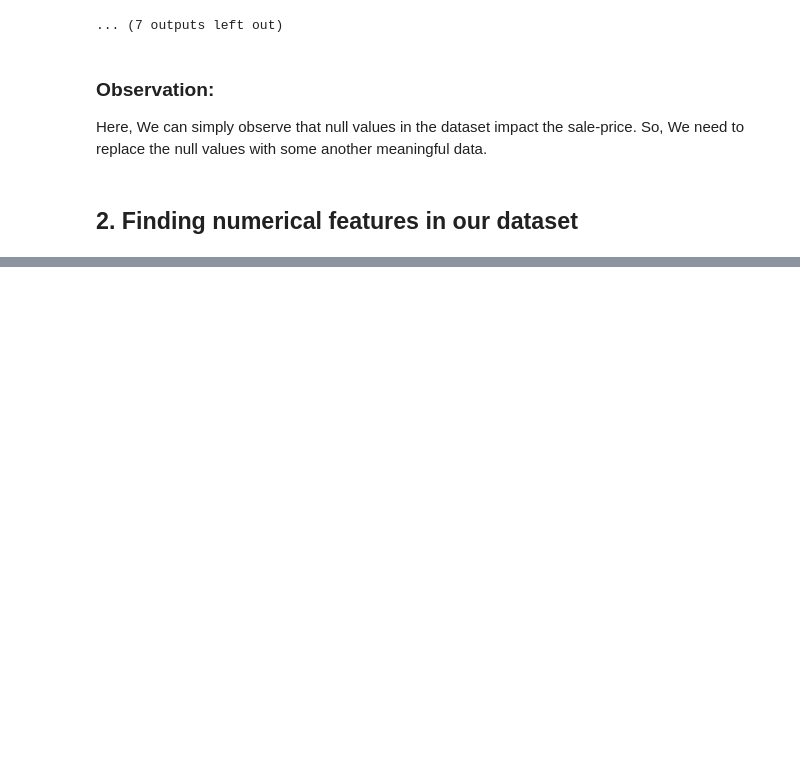
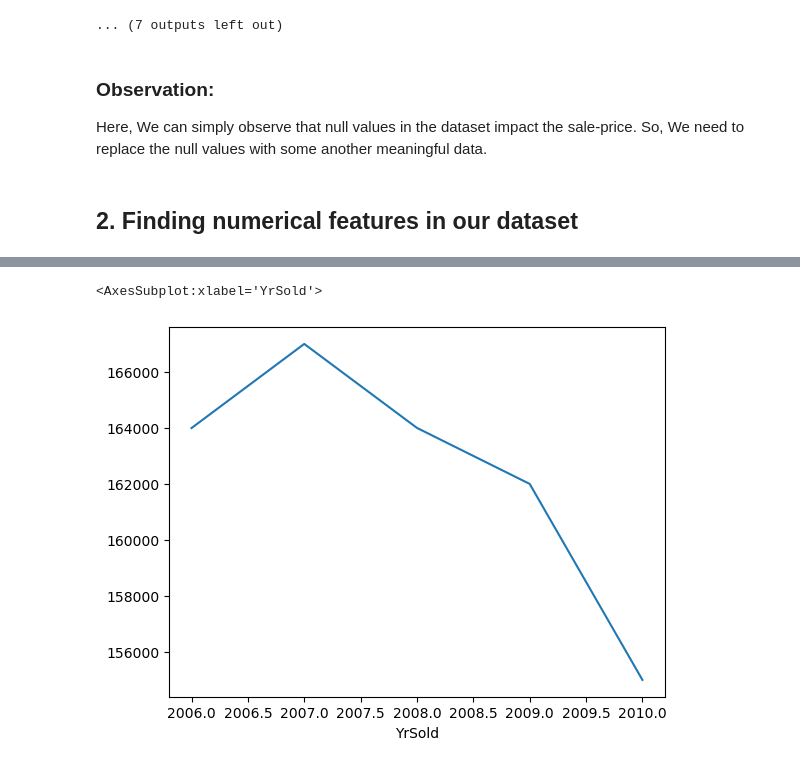
Before and after one commit to pythonpioneer/HousePricePredication, a Jupyter notebook: solution/EDA.ipynb, the cells around one changed output, grey strips where cells are left out. Drawn from its saved outputs; the diff is of its cells as text; code cells hidden in the pictures; blank space fills up the shorter version.

```diff
--- a/solution/EDA.ipynb
+++ b/solution/EDA.ipynb
@@ -147,0 +189,6 @@ Here, We can simply observe that null values in the dataset impact the sale-pric
+# %%
+# let's plot the relationship between year and price
+df.groupby('YrSold')['SalePrice'].median().plot()
+# %% [output]
+<AxesSubplot:xlabel='YrSold'>
+[figure, added]
```
Also changed, not shown: parts of 7 cells of this notebook.
